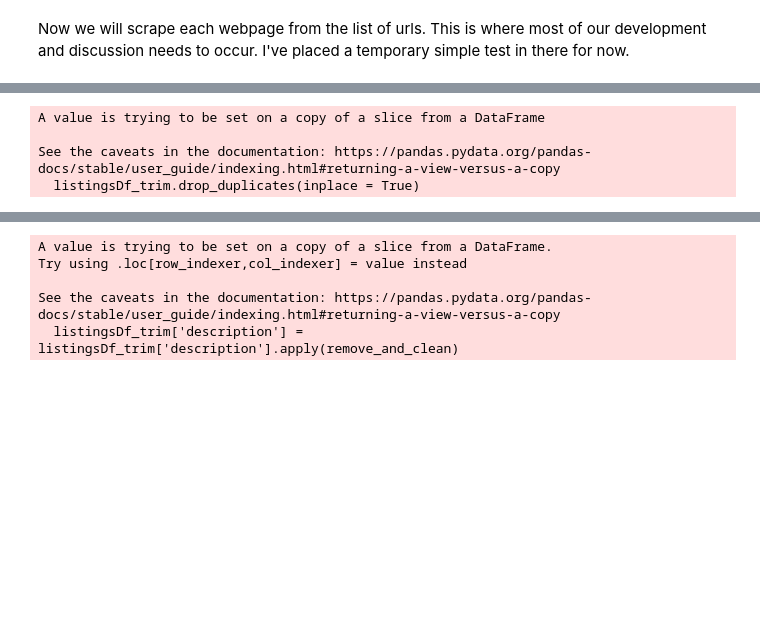
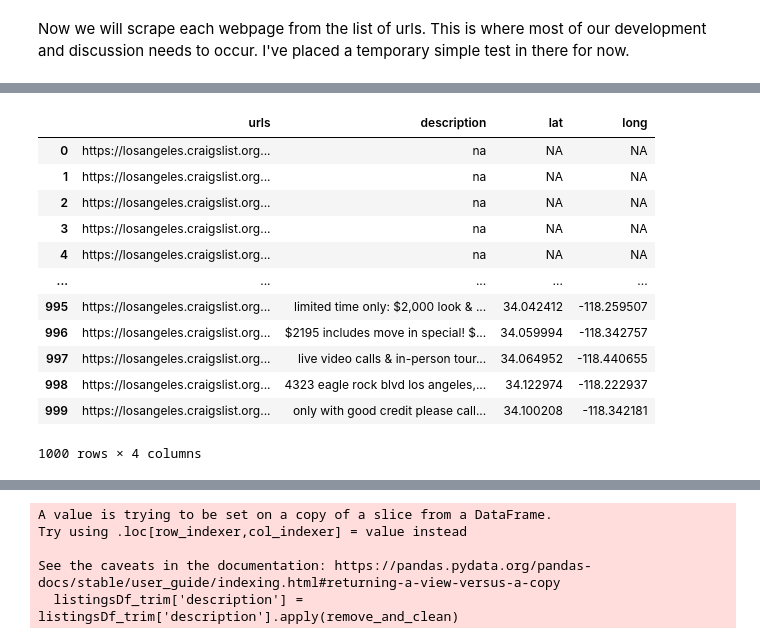
Before and after one commit to zotheo/uds_parks, a Jupyter notebook: Scraping.ipynb, the cells around one changed output, grey strips where cells are left out. Cells and saved outputs as stored; diff of their text form; code cells hidden in the pictures; blank space fills up the shorter version.

```diff
--- a/Scraping.ipynb
+++ b/Scraping.ipynb
@@ -132,7 +155,16 @@ listingsDf_trim = listingsDf[listingsDf.lat != 'NA']
-# %%
-listingsDf_trim.drop_duplicates(inplace = True)
-# %% [output]
-A value is trying to be set on a copy of a slice from a DataFrame
-
-See the caveats in the documentation: https://pandas.pydata.org/pandas-docs/stable/user_guide/indexing.html#returning-a-view-versus-a-copy
-  listingsDf_trim.drop_duplicates(inplace = True)
+# %%
+listingsDf_trim
+# %% [output]
+|  | urls | description | lat | long |
+| 0 | https://losangeles.craigslist.org... | na | NA | NA |
+| 1 | https://losangeles.craigslist.org... | na | NA | NA |
+| 2 | https://losangeles.craigslist.org... | na | NA | NA |
+| 3 | https://losangeles.craigslist.org... | na | NA | NA |
+| 4 | https://losangeles.craigslist.org... | na | NA | NA |
+| ... | ... | ... | ... | ... |
+| 995 | https://losangeles.craigslist.org... | limited time only: $2,000 look & ... | 34.042412 | -118.259507 |
+| 996 | https://losangeles.craigslist.org... | $2195 includes move in special! $... | 34.059994 | -118.342757 |
+| 997 | https://losangeles.craigslist.org... | live video calls & in-person tour... | 34.064952 | -118.440655 |
+| 998 | https://losangeles.craigslist.org... | 4323 eagle rock blvd los angeles,... | 34.122974 | -118.222937 |
+| 999 | https://losangeles.craigslist.org... | only with good credit please call... | 34.100208 | -118.342181 |
+1000 rows × 4 columns
```
Also changed, not shown: parts of 15 cells of this notebook.
